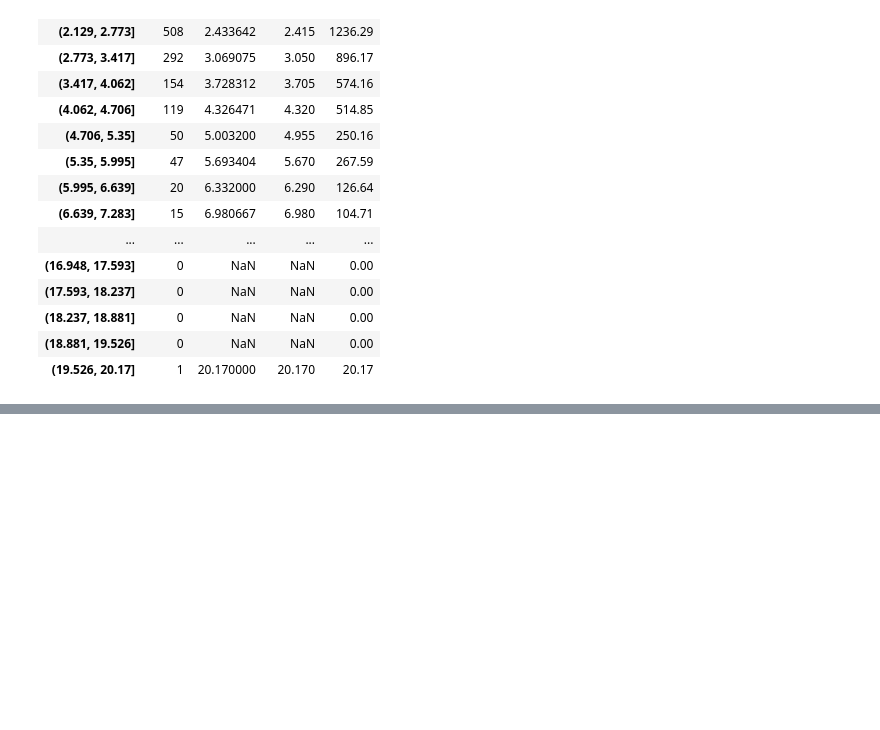
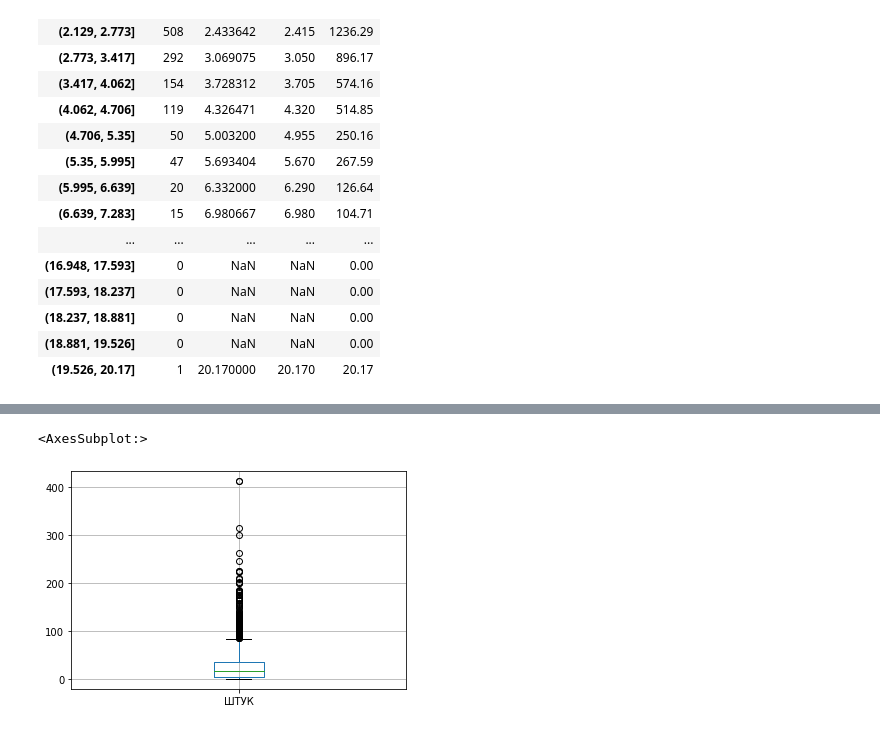
Before and after one commit to KeskilV/pandas_tutorial, a Jupyter notebook: Vars_and_metrics.ipynb, the cells around one changed output, grey strips where cells are left out. Drawn from its saved outputs; the diff is of its cells as text; code cells hidden in the pictures; blank space fills up the shorter version.

```diff
--- a/Vars_and_metrics.ipynb
+++ b/Vars_and_metrics.ipynb
@@ -68,0 +138,5 @@ df.agg?
+# %%
+df.boxplot('ШТУК')
+# %% [output]
+<AxesSubplot:>
+[figure, added]
```
Also changed, not shown: parts of 44 cells of this notebook.
